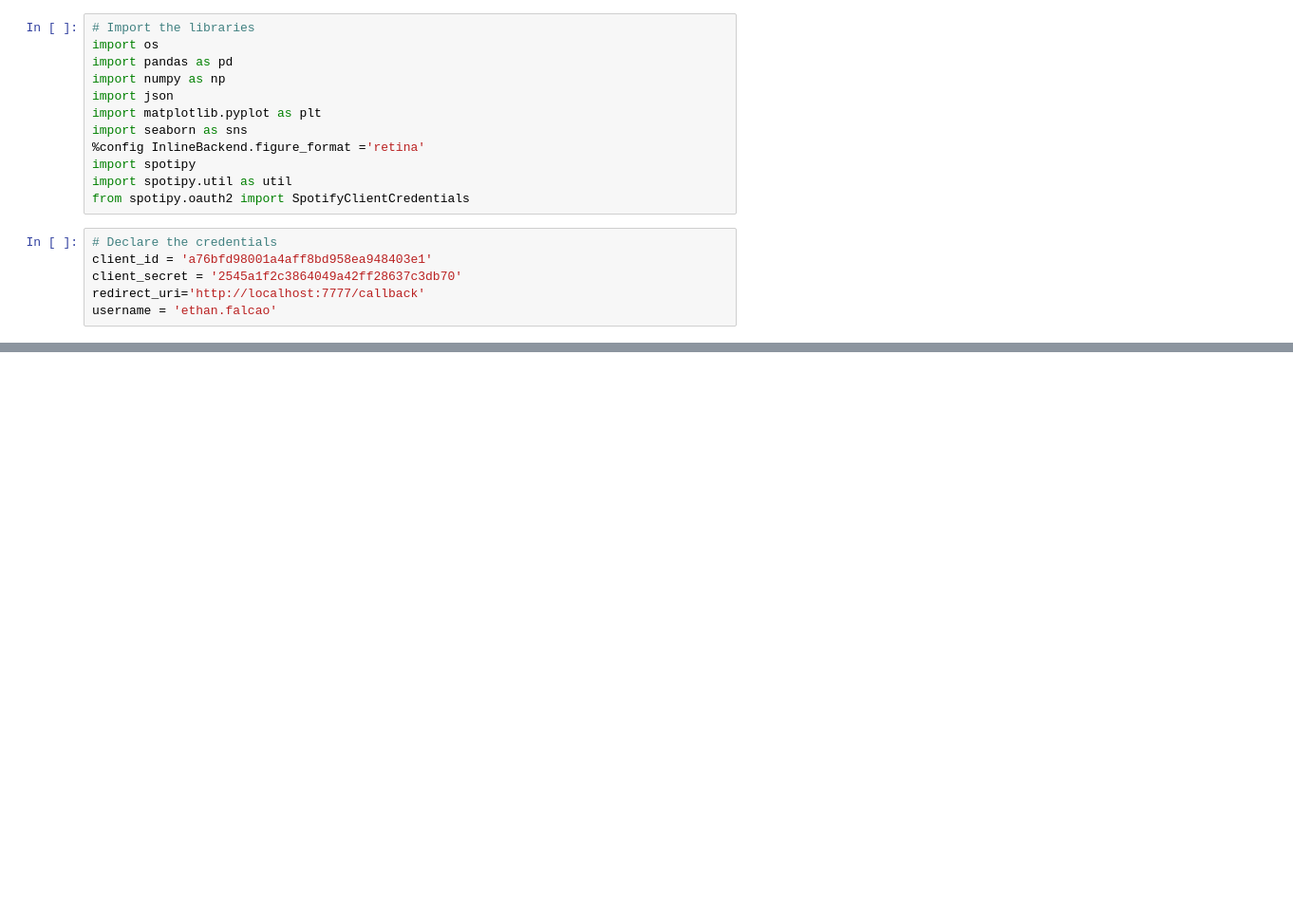
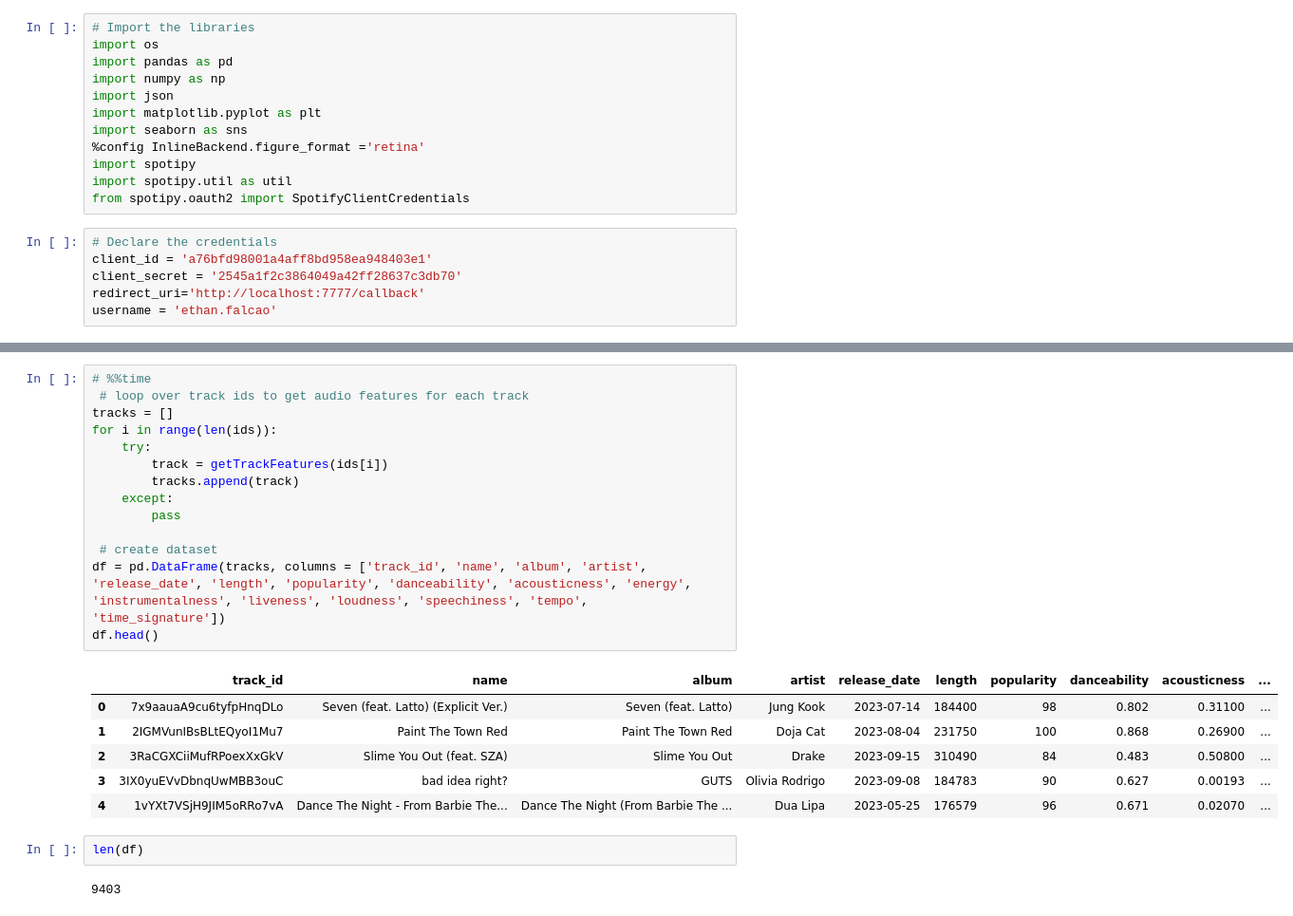
Before and after one commit to EthanFalcao/Spotify_Reccommendation_Algorithm, a Jupyter notebook: Input data from Spotity api .ipynb, the cells around one changed output, grey strips where cells are left out. Shown at 95% size. Drawn from its saved outputs; the diff is of its cells as text; blank space fills up the shorter version.

```diff
--- a/Input data from Spotity api .ipynb
+++ b/Input data from Spotity api .ipynb
@@ -18,0 +179,25 @@ username = 'ethan.falcao'
+# %%
+# %%time
+ # loop over track ids to get audio features for each track
+tracks = []
+for i in range(len(ids)):
+    try:
+        track = getTrackFeatures(ids[i])
+        tracks.append(track)
+    except:
+        pass
+
+ # create dataset
+df = pd.DataFrame(tracks, columns = ['track_id', 'name', 'album', 'artist', 'release_date', 'length', 'popularity', 'danceability', 'acousticness', 'energy', 'instrumentalness', 'liveness', 'loudness', 'speechiness', 'tempo', 'time_signature'])
+df.head()
+# %% [output]
+|  | track_id | name | album | artist | release_date | length | popularity | danceability | acousticness | ... |
+| 0 | 7x9aauaA9cu6tyfpHnqDLo | Seven (feat. Latto) (Explicit Ver.) | Seven (feat. Latto) | Jung Kook | 2023-07-14 | 184400 | 98 | 0.802 | 0.31100 | ... |
+| 1 | 2IGMVunIBsBLtEQyoI1Mu7 | Paint The Town Red | Paint The Town Red | Doja Cat | 2023-08-04 | 231750 | 100 | 0.868 | 0.26900 | ... |
+| 2 | 3RaCGXCiiMufRPoexXxGkV | Slime You Out (feat. SZA) | Slime You Out | Drake | 2023-09-15 | 310490 | 84 | 0.483 | 0.50800 | ... |
+| 3 | 3IX0yuEVvDbnqUwMBB3ouC | bad idea right? | GUTS | Olivia Rodrigo | 2023-09-08 | 184783 | 90 | 0.627 | 0.00193 | ... |
+| 4 | 1vYXt7VSjH9JIM5oRRo7vA | Dance The Night - From Barbie The... | Dance The Night (From Barbie The ... | Dua Lipa | 2023-05-25 | 176579 | 96 | 0.671 | 0.02070 | ... |
+# %%
+len(df)
+# %% [output]
+9403
```
Also changed, not shown: parts of 30 cells of this notebook, 3 other files.
